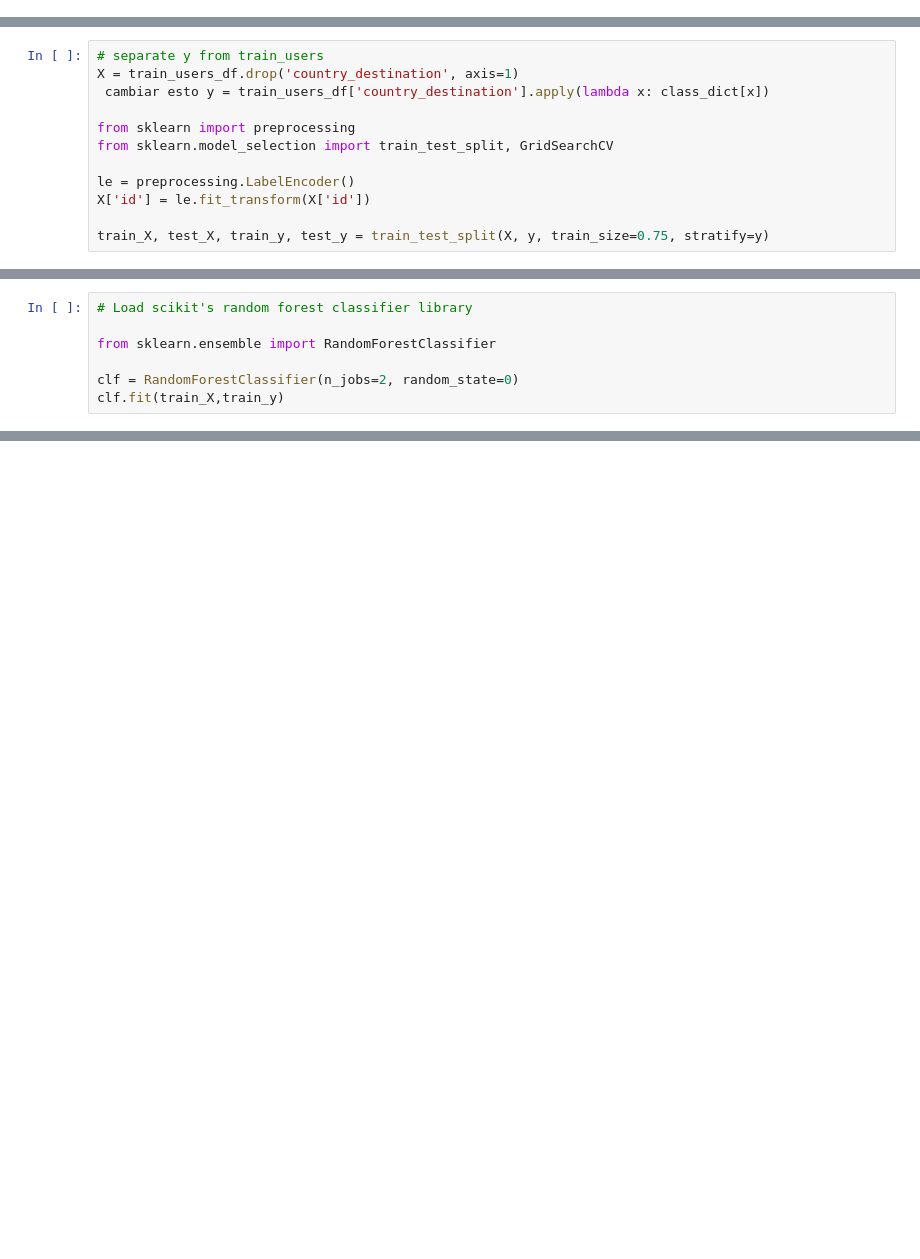
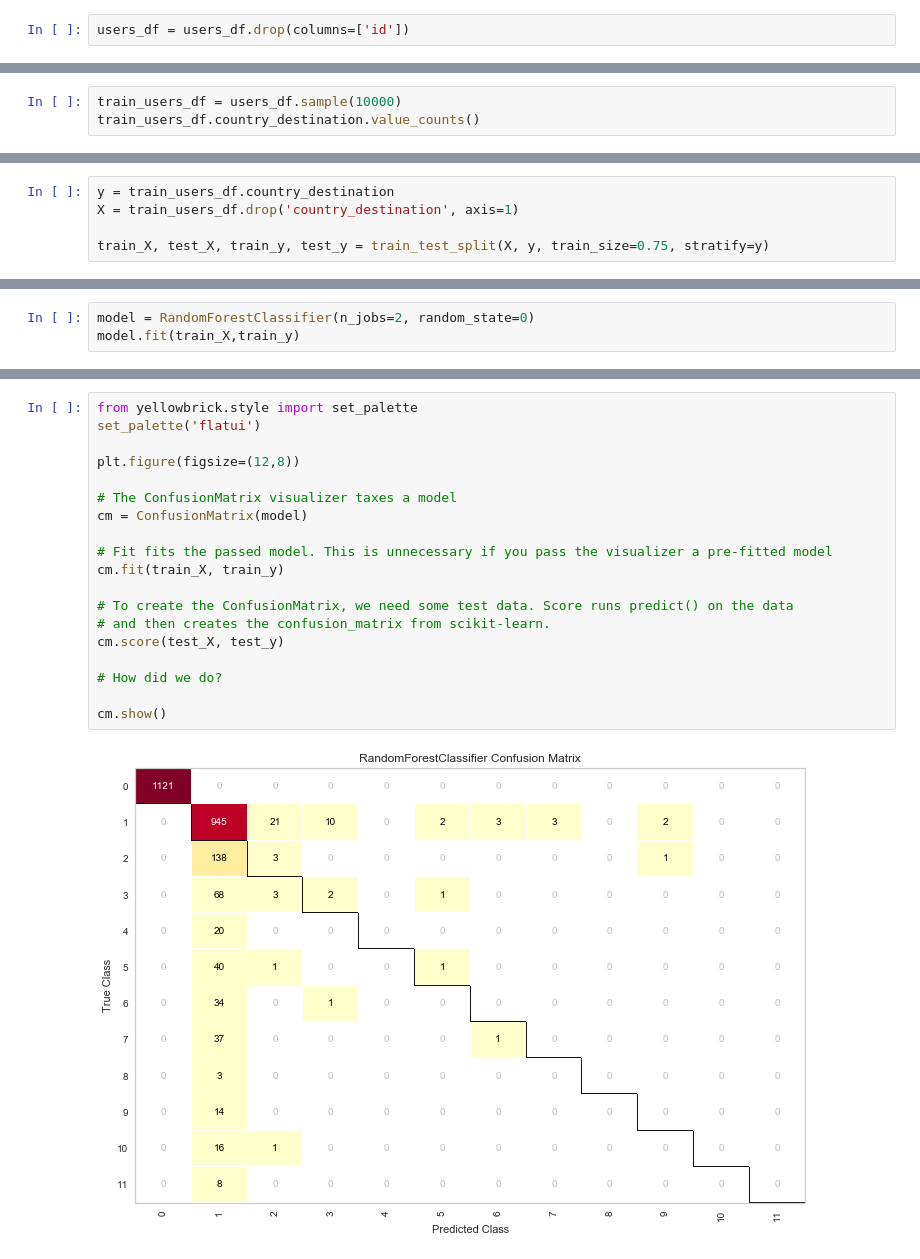
Before and after one commit to Mzibecchi/diplodatos2019, a Jupyter notebook: mentoria_airbnb/notebooks/airbnb_supervisado.ipynb, the cells around one changed output, grey strips where cells are left out. Drawn from its saved outputs; the diff is of its cells as text; blank space fills up the shorter version.

```diff
--- a/mentoria_airbnb/notebooks/airbnb_supervisado.ipynb
+++ b/mentoria_airbnb/notebooks/airbnb_supervisado.ipynb
@@ -15,0 +59,2 @@ lass_dict = {
+# %%
+users_df = users_df.drop(columns=['id'])
@@ -15,0 +71,3 @@ lass_dict = {
+# %%
+train_users_df = users_df.sample(10000)
+train_users_df.country_destination.value_counts()
@@ -16,12 +143,5 @@ lass_dict = {
 # %%
-# separate y from train_users
+y = train_users_df.country_destination
 X = train_users_df.drop('country_destination', axis=1)
- cambiar esto y = train_users_df['country_destination'].apply(lambda x: class_dict[x])
-
-from sklearn import preprocessing
-from sklearn.model_selection import train_test_split, GridSearchCV
-
-le = preprocessing.LabelEncoder()
-X['id'] = le.fit_transform(X['id'])
 
 train_X, test_X, train_y, test_y = train_test_split(X, y, train_size=0.75, stratify=y)
@@ -36,7 +148,3 @@ IndentationError: unexpected indent (<ipython-input-310-da999f037916>, line 3)
 # %%
-# Load scikit's random forest classifier library
-
-from sklearn.ensemble import RandomForestClassifier
-
-clf = RandomForestClassifier(n_jobs=2, random_state=0)
-clf.fit(train_X,train_y)
+model = RandomForestClassifier(n_jobs=2, random_state=0)
+model.fit(train_X,train_y)
@@ -52,0 +182,21 @@ print(class_dict)
+# %%
+from yellowbrick.style import set_palette
+set_palette('flatui')
+
+plt.figure(figsize=(12,8))
+
+# The ConfusionMatrix visualizer taxes a model
+cm = ConfusionMatrix(model)
+
+# Fit fits the passed model. This is unnecessary if you pass the visualizer a pre-fitted model
+cm.fit(train_X, train_y)
+
+# To create the ConfusionMatrix, we need some test data. Score runs predict() on the data
+# and then creates the confusion_matrix from scikit-learn.
+cm.score(test_X, test_y)
+
+# How did we do?
+
+cm.show()
+# %% [output]
+[figure, added]
```
Also changed, not shown: parts of 45 cells of this notebook.
